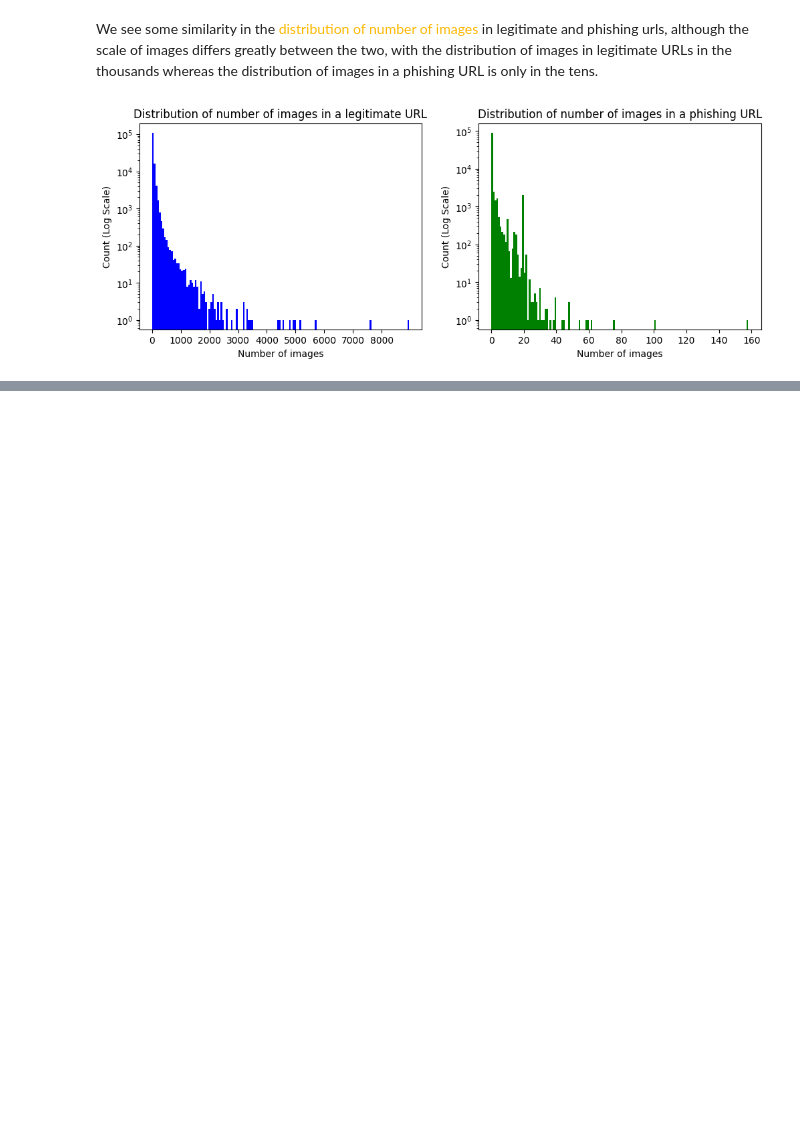
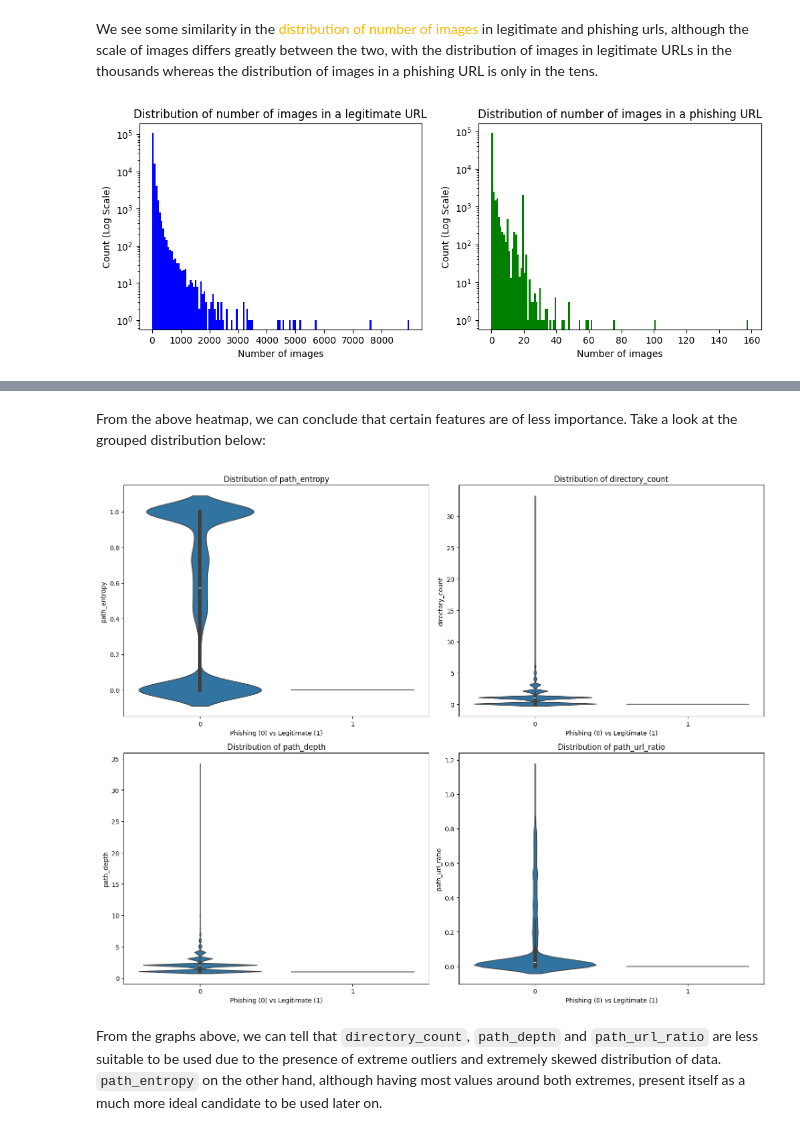
Before and after one commit to gjh0239/AITT-Assignment, a Jupyter notebook: Assignment/Assignment.ipynb, the cells around one changed output, grey strips where cells are left out. Cells and saved outputs as stored; diff of their text form; code cells hidden in the pictures; blank space fills up the shorter version.

```diff
--- a/Assignment/Assignment.ipynb
+++ b/Assignment/Assignment.ipynb
@@ -964,0 +1503,40 @@ plt.show()
+# %% [markdown]
+From the above heatmap, we can conclude that certain features are of less importance. Take a look at the grouped distribution below:
+# %%
+def visualize_feature_importance(df):
+	"""
+	Create violin plots to show feature distributions across legitimate vs phishing URLs
+	"""
+	# Select important features identified from correlation analysis
+	important_features = [
+		'path_entropy',
+		'directory_count',
+		'path_depth',
+		'path_url_ratio'
+	]
+
+	# Create subplots
+	fig, axes = plt.subplots(2, 2, figsize=(15, 12))
+	axes = axes.ravel()
+
+	# Create violin plots
+	for idx, feature in enumerate(important_features):
+		sns.violinplot(
+			data=df,
+			x='label',
+			y=feature,
+			ax=axes[idx],
+			hue='label',  # Add hue parameter
+			legend=False  # Disable legend
+		)
+		axes[idx].set_title(f'Distribution of {feature}')
+		axes[idx].set_xlabel('Phishing (0) vs Legitimate (1)')
+
+	plt.tight_layout()
+	plt.show()
+
+visualize_feature_importance(df)
+# %% [output]
+[figure, added]
+# %% [markdown]
+From the graphs above, we can tell that `directory_count`, `path_depth` and `path_url_ratio` are less suitable to be used due to the presence of extreme outliers and extremely skewed distribution of data. `path_entropy` on the other hand, although having most values around both extremes, present itself as a much more ideal candidate to be used later on.
```
Also changed, not shown: parts of 48 cells of this notebook.
